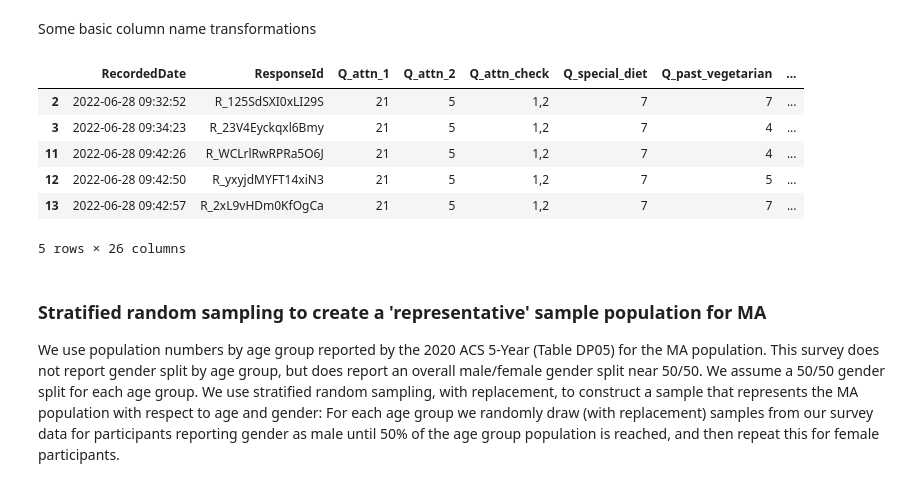
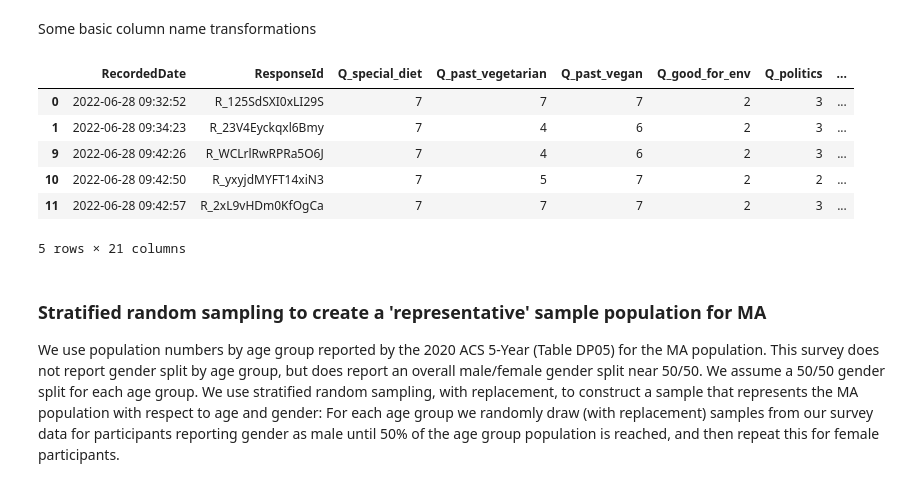
Before and after one commit to aberke/ff, a Jupyter notebook: data-analysis/climate-model-diets.ipynb, the cells around one changed output. Drawn from its saved outputs; the diff is of its cells as text; code cells hidden in the pictures.

```diff
--- a/data-analysis/climate-model-diets.ipynb
+++ b/data-analysis/climate-model-diets.ipynb
@@ -261,5 +232,0 @@ def passed_attn_checks(row):
-# %%
-sample_df['passed_attn_checks'] = sample_df.apply(passed_attn_checks, axis=1)
-passed_attn_checks_id_list = list(sample_df[sample_df.passed_attn_checks == True].ResponseId)
-print('%s/%s respondents passed all attention checks' % (len(passed_attn_checks_id_list), len(sample_df)))
-# passed_attn_checks_id_list
@@ -286,3 +232,0 @@ Drop responses from participants who failed ANY attention check
-# %%
-print('dropping responses from participants who failed any attention check')
-sample_df = sample_df[sample_df['passed_attn_checks']]
@@ -301,7 +243,7 @@ In which state do you currently reside?
 Drop responses from people outside MA
 # %%
 n_all_states = len(sample_df)
-sample_df = sample_df[sample_df['Q_US_state'].map(codebook['Q_US_state']['choices']) == 'Massachusetts']
+sample_df = sample_df[sample_df['Q_US_state'].astype(str).map(codebook['Q_US_state']['choices']) == 'Massachusetts']
 n_ma = len(sample_df)
 print('limiting sample data to %s participants residing in MA (out of %s total)' % (n_ma, n_all_states))
 # %% [output]
@@ -337,9 +279,9 @@ Name: Q_demos_gender, dtype: int64
 [figure]
 # %%
 print('dropping data from %s participants who did not answer with a Male/Female gender identity' % (
-    (len(sample_df) - sum(sample_df['Q_demos_gender'].isin(['1','2'])))
+    (len(sample_df) - sum(sample_df['Q_demos_gender'].astype(str).isin(['1','2'])))
 ))
-sample_df = sample_df[sample_df['Q_demos_gender'].isin(['1','2'])]
+sample_df = sample_df[sample_df['Q_demos_gender'].astype(str).isin(['1','2'])]
 # %% [output]
 dropping data from 11 participants who did not answer with a Male/Female gender identity
 # %%
@@ -454,17 +396,18 @@ sample_df['PB'] = 7 - sample_df['Q_past_vegan'].astype(int)
 # %% [markdown]
 Some basic column name transformations
 # %%
-sample_df['age'] = sample_df['Q_demos_age'].map(codebook['Q_demos_age']['choices'])
-sample_df['gender'] = sample_df['Q_demos_gender'].map(codebook['Q_demos_gender']['choices'])
+sample_df['age'] = sample_df['Q_demos_age'].astype(str).map(codebook['Q_demos_age']['choices'])
+sample_df['income'] = sample_df['Q_demos_income'].astype(str).map(codebook['Q_demos_income']['choices'])
+sample_df['gender'] = sample_df['Q_demos_gender'].astype(str).map(codebook['Q_demos_gender']['choices'])
 sample_df.head()
 # %% [output]
-|  | RecordedDate | ResponseId | Q_attn_1 | Q_attn_2 | Q_attn_check | Q_special_diet | Q_past_vegetarian | ... |
-| 2 | 2022-06-28 09:32:52 | R_125SdSXI0xLI29S | 21 | 5 | 1,2 | 7 | 7 | ... |
-| 3 | 2022-06-28 09:34:23 | R_23V4Eyckqxl6Bmy | 21 | 5 | 1,2 | 7 | 4 | ... |
-| 11 | 2022-06-28 09:42:26 | R_WCLrlRwRPRa5O6J | 21 | 5 | 1,2 | 7 | 4 | ... |
-| 12 | 2022-06-28 09:42:50 | R_yxyjdMYFT14xiN3 | 21 | 5 | 1,2 | 7 | 5 | ... |
-| 13 | 2022-06-28 09:42:57 | R_2xL9vHDm0KfOgCa | 21 | 5 | 1,2 | 7 | 7 | ... |
+|  | RecordedDate | ResponseId | Q_special_diet | Q_past_vegetarian | Q_past_vegan | Q_good_for_env | Q_politics | ... |
+| 0 | 2022-06-28 09:32:52 | R_125SdSXI0xLI29S | 7 | 7 | 7 | 2 | 3 | ... |
+| 1 | 2022-06-28 09:34:23 | R_23V4Eyckqxl6Bmy | 7 | 4 | 6 | 2 | 3 | ... |
+| 9 | 2022-06-28 09:42:26 | R_WCLrlRwRPRa5O6J | 7 | 4 | 6 | 2 | 3 | ... |
+| 10 | 2022-06-28 09:42:50 | R_yxyjdMYFT14xiN3 | 7 | 5 | 7 | 2 | 2 | ... |
+| 11 | 2022-06-28 09:42:57 | R_2xL9vHDm0KfOgCa | 7 | 7 | 7 | 2 | 3 | ... |
-5 rows × 26 columns
+5 rows × 21 columns
 # %% [markdown]
 ### Stratified random sampling to create a 'representative' sample population for MA
 
```
Also changed, not shown: parts of 19 cells of this notebook, 9 other files.
